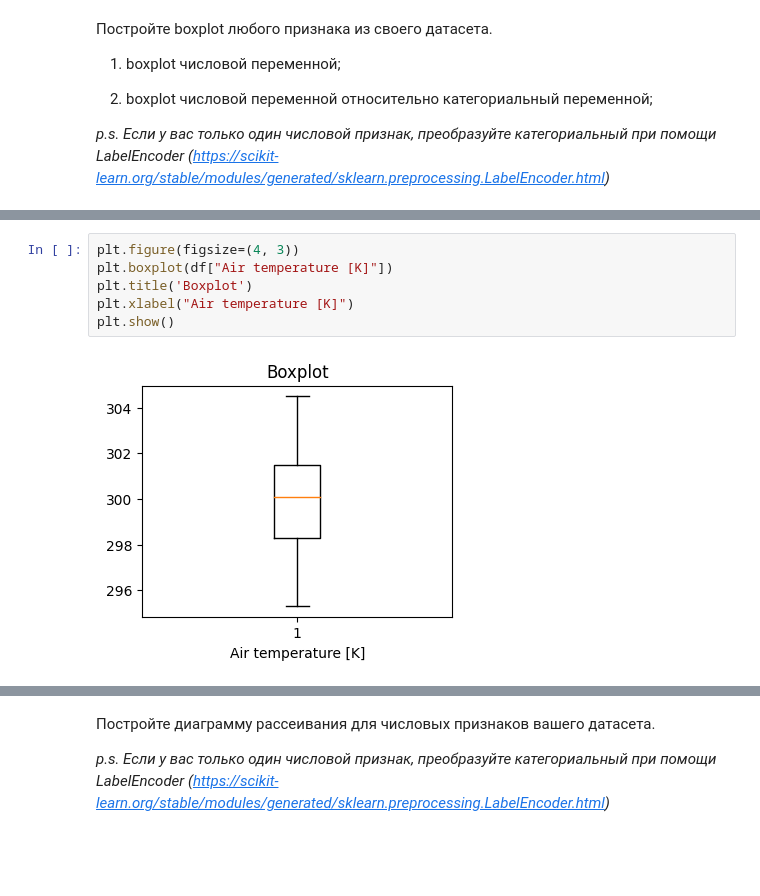
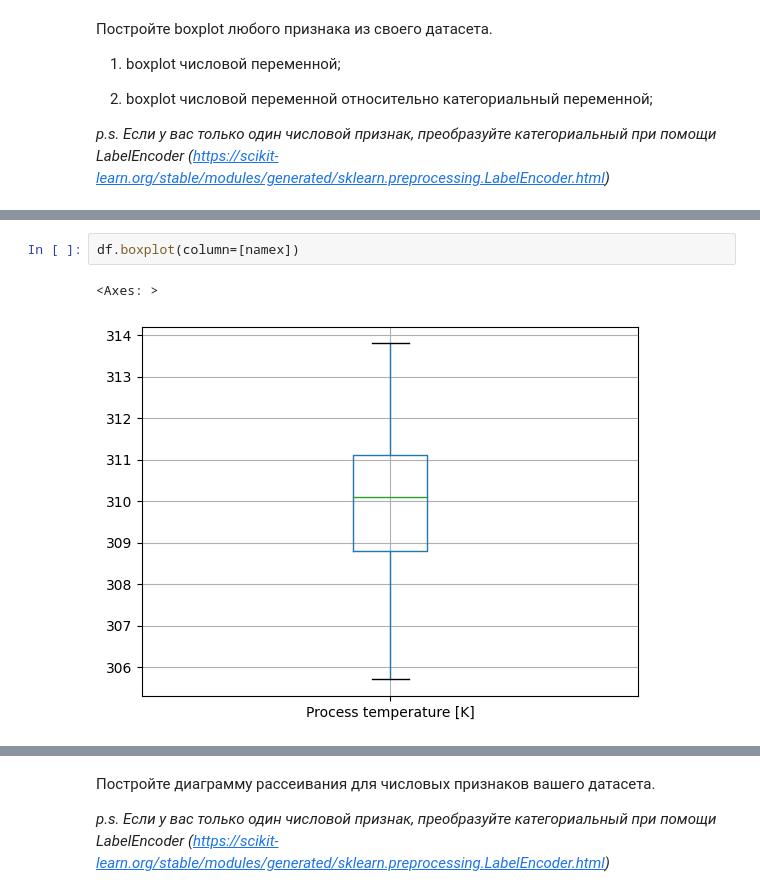
Before and after one commit to kaimakov-rk/kokoko, a Jupyter notebook: Copy_of_Задание_2.ipynb, the cells around one changed output, grey strips where cells are left out. Drawn from its saved outputs; the diff is of its cells as text; blank space fills up the shorter version.

```diff
--- a/Copy_of_Задание_2.ipynb
+++ b/Copy_of_Задание_2.ipynb
@@ -175,8 +204,5 @@ plt.show()
-# %%
-plt.figure(figsize=(4, 3))
-plt.boxplot(df["Air temperature [K]"])
-plt.title('Boxplot')
-plt.xlabel("Air temperature [K]")
-plt.show()
-# %% [output]
-[figure, removed]
+# %%
+df.boxplot(column=[namex])
+# %% [output]
+<Axes: >
+[figure, added]
```
Also changed, not shown: parts of 24 cells of this notebook.
